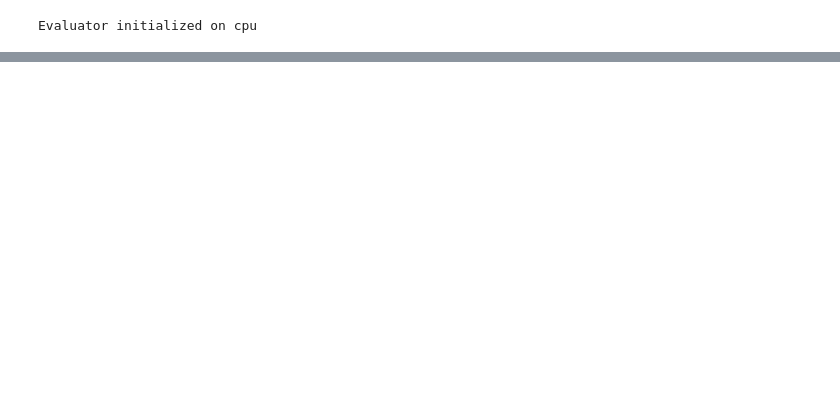
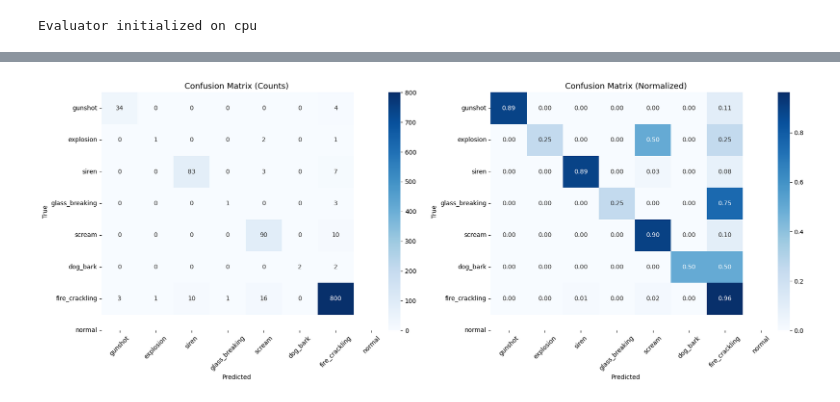
Before and after one commit to itzKieuMinh05/audio_event_detection, a Jupyter notebook: notebooks/03_results_visualization.ipynb, the cells around one changed output, grey strips where cells are left out. Saved outputs shown, nothing was run; the diff lists cells and outputs as text; code cells hidden in the pictures; blank space fills up the shorter version.

Commit message:
Chỉnh sửa evaluate

```diff
--- a/notebooks/03_results_visualization.ipynb
+++ b/notebooks/03_results_visualization.ipynb
@@ -37,6 +37,6 @@ Evaluator = ModelEvaluator(
 # %% [output]
 Evaluator initialized on cpu
 # %%
-Evaluator.evaluate(test_loader)
+results = Evaluator.evaluate(test_loader)
 # %% [output]
 Evaluating model...
@@ -59,0 +57,32 @@ Evaluating model...
+# %%
+# ── 1. Confusion Matrix ──────────────────────────────────────
+import matplotlib.pyplot as plt
+import seaborn as sns
+import numpy as np
+
+cm = results['confusion_matrix']
+class_names = Evaluator.class_names
+cm_normalized = cm.astype('float') / cm.sum(axis=1, keepdims=True)
+
+fig, axes = plt.subplots(1, 2, figsize=(18, 7))
+
+# Raw counts
+sns.heatmap(cm, annot=True, fmt='d', cmap='Blues',
+            xticklabels=class_names, yticklabels=class_names, ax=axes[0])
+axes[0].set_title('Confusion Matrix (Counts)', fontsize=13)
+axes[0].set_xlabel('Predicted')
+axes[0].set_ylabel('True')
+axes[0].tick_params(axis='x', rotation=45)
+
+# Normalized
+sns.heatmap(cm_normalized, annot=True, fmt='.2f', cmap='Blues',
+            xticklabels=class_names, yticklabels=class_names, ax=axes[1])
+axes[1].set_title('Confusion Matrix (Normalized)', fontsize=13)
+axes[1].set_xlabel('Predicted')
+axes[1].set_ylabel('True')
+axes[1].tick_params(axis='x', rotation=45)
+
+plt.tight_layout()
+plt.show()
+# %% [output]
+[figure, added]
```
Also changed, not shown: parts of 8 cells of this notebook, 1 other file.
